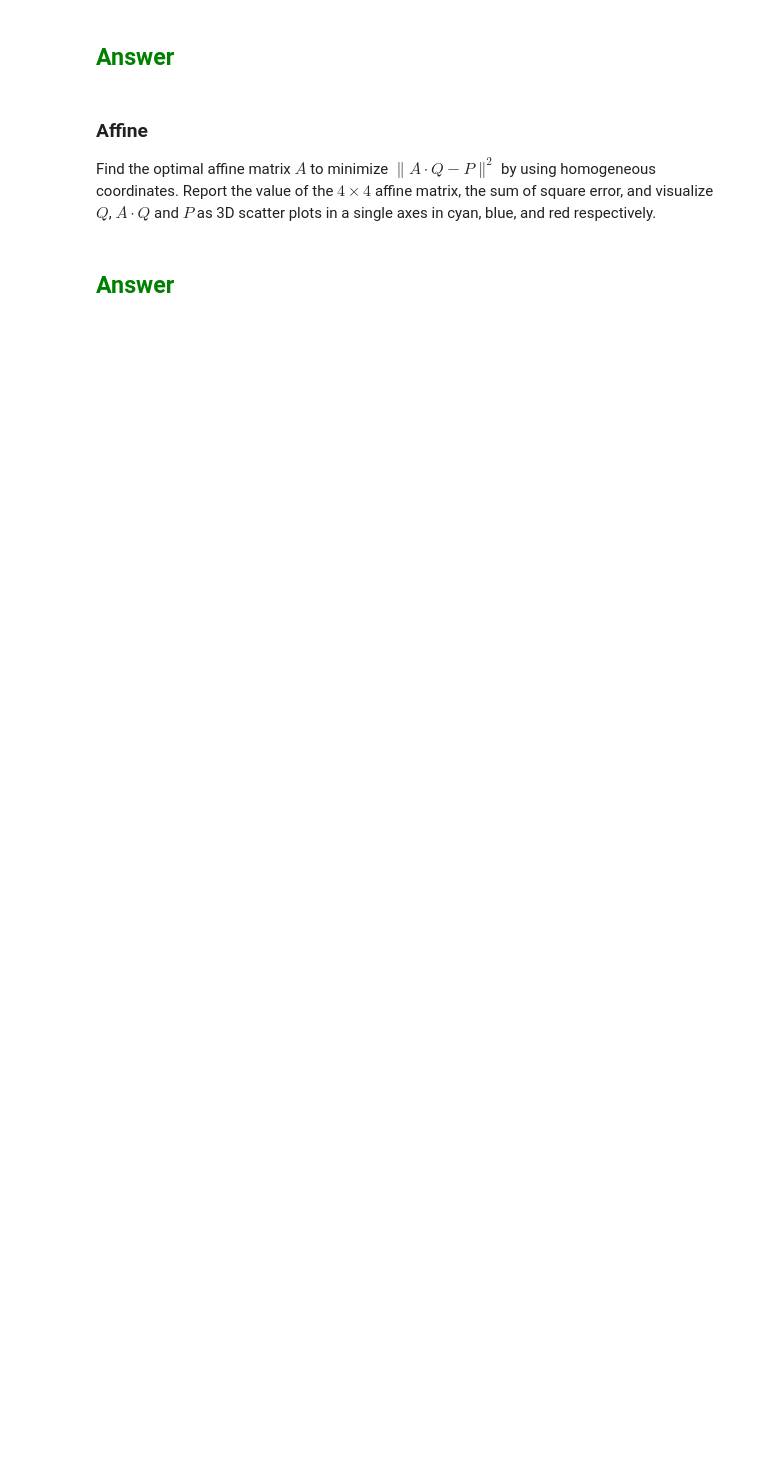
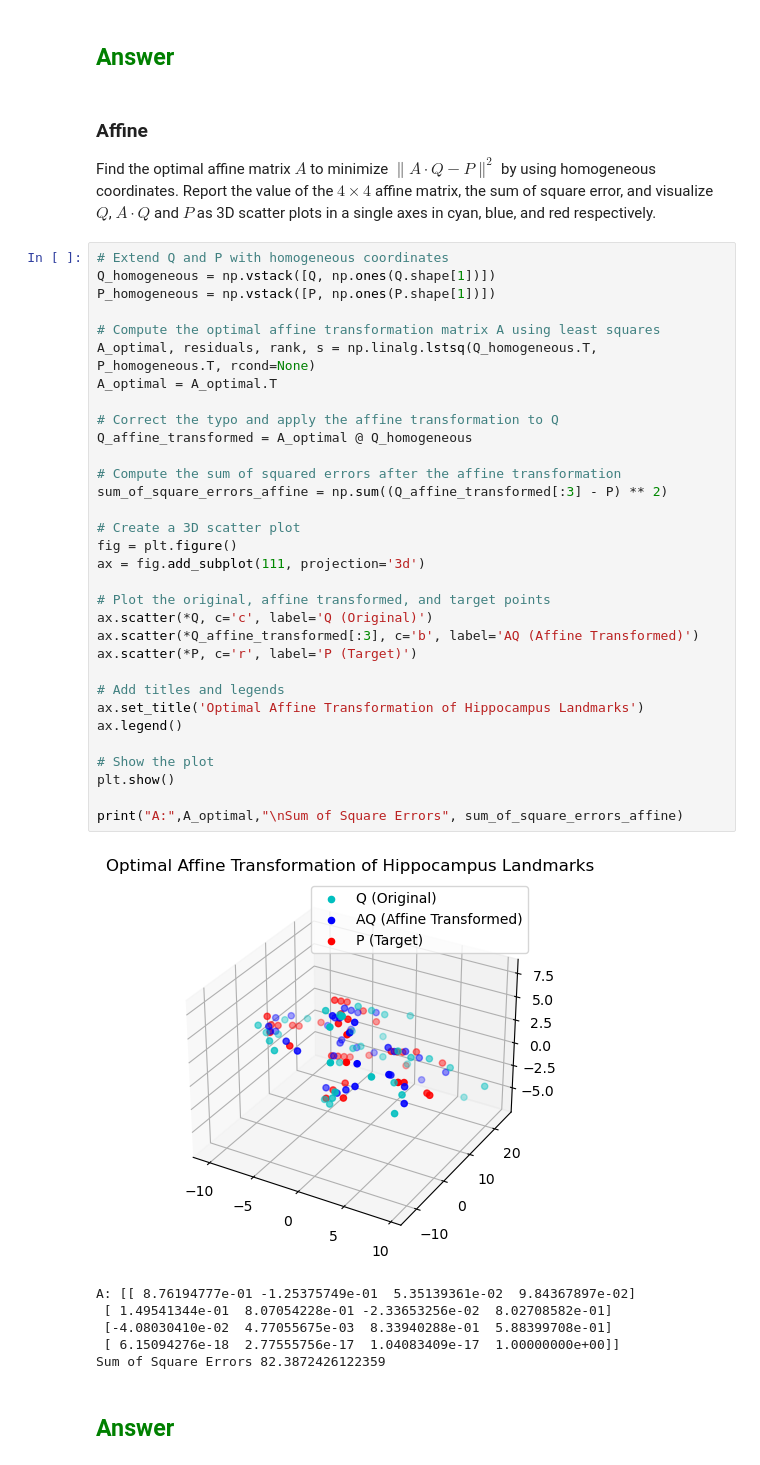
Before and after one commit to Simonlee711/UCLA-Grad-Courses, a Jupyter notebook: BIOMATH208/hw3/pset3.ipynb, the cells around one changed output. Cells and saved outputs as stored; diff of their text form; blank space fills up the shorter version.

```diff
--- a/BIOMATH208/hw3/pset3.ipynb
+++ b/BIOMATH208/hw3/pset3.ipynb
@@ -152,5 +407,44 @@ Let $\hat{Q} = R\hat{Q}$. Determine the optimal scale $s \in \mathbb{R}$ to mini
 ### Affine
 
 Find the optimal affine matrix $A$ to minimize $\|A \cdot Q - P\|^2$ by using homogeneous coordinates. Report the value of the $4 \times 4$ affine matrix, the sum of square error, and visualize $Q$, $A \cdot Q$ and $P$ as 3D scatter plots in a single axes in cyan, blue, and red respectively.
+# %%
+# Extend Q and P with homogeneous coordinates
+Q_homogeneous = np.vstack([Q, np.ones(Q.shape[1])])
+P_homogeneous = np.vstack([P, np.ones(P.shape[1])])
+
+# Compute the optimal affine transformation matrix A using least squares
+A_optimal, residuals, rank, s = np.linalg.lstsq(Q_homogeneous.T, P_homogeneous.T, rcond=None)
+A_optimal = A_optimal.T
+
+# Correct the typo and apply the affine transformation to Q
+Q_affine_transformed = A_optimal @ Q_homogeneous
+
+# Compute the sum of squared errors after the affine transformation
+sum_of_square_errors_affine = np.sum((Q_affine_transformed[:3] - P) ** 2)
+
+# Create a 3D scatter plot
+fig = plt.figure()
+ax = fig.add_subplot(111, projection='3d')
+
+# Plot the original, affine transformed, and target points
+ax.scatter(*Q, c='c', label='Q (Original)')
+ax.scatter(*Q_affine_transformed[:3], c='b', label='AQ (Affine Transformed)')
+ax.scatter(*P, c='r', label='P (Target)')
+
+# Add titles and legends
+ax.set_title('Optimal Affine Transformation of Hippocampus Landmarks')
+ax.legend()
+
+# Show the plot
+plt.show()
+
+print("A:",A_optimal,"\nSum of Square Errors", sum_of_square_errors_affine)
+# %% [output]
+[figure, added]
+A: [[ 8.76194777e-01 -1.25375749e-01  5.35139361e-02  9.84367897e-02]
+ [ 1.49541344e-01  8.07054228e-01 -2.33653256e-02  8.02708582e-01]
+ [-4.08030410e-02  4.77055675e-03  8.33940288e-01  5.88399708e-01]
+ [ 6.15094276e-18  2.77555756e-17  1.04083409e-17  1.00000000e+00]]
+Sum of Square Errors 82.3872426122359
 # %% [markdown]
 ## <span style="color:green">Answer
```
Also changed, not shown: parts of 12 cells of this notebook.
